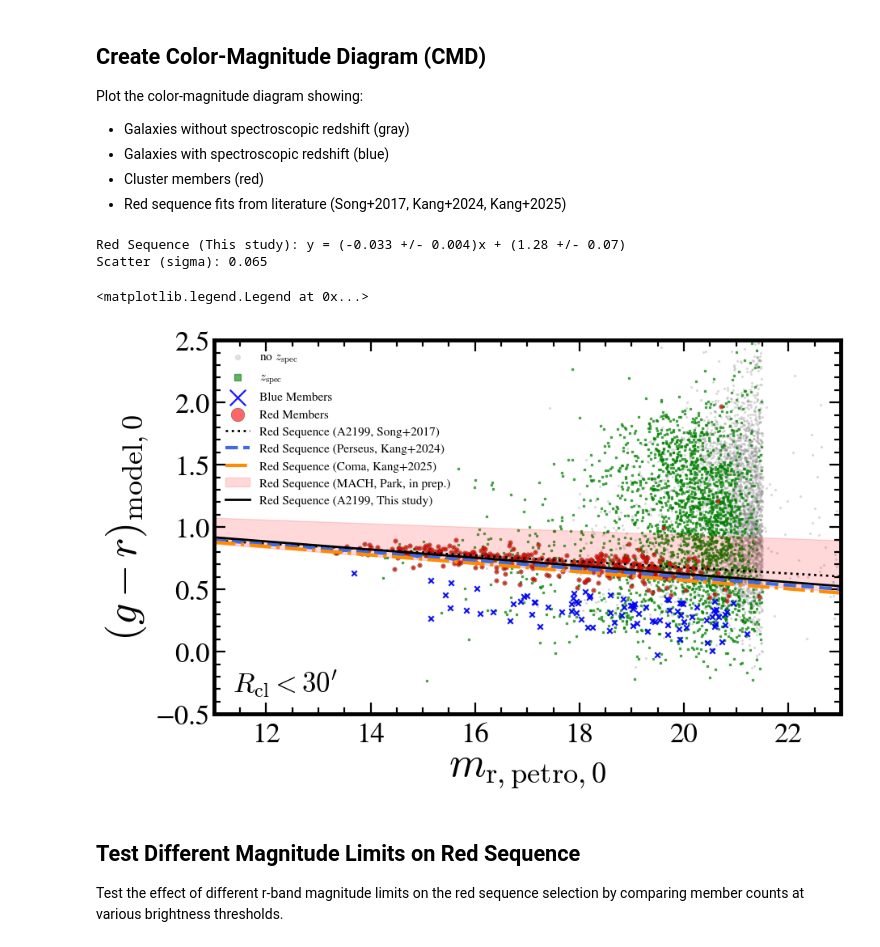
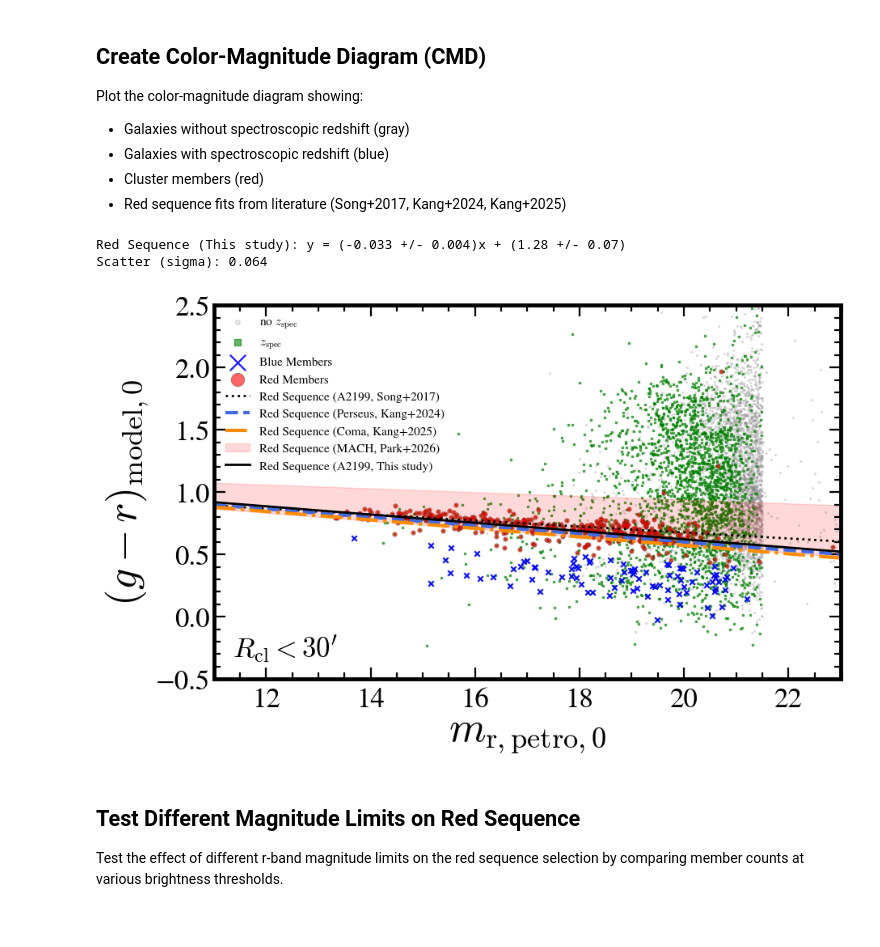
Before and after one commit to joey1170/Park2026a-A2199-LF, a Jupyter notebook: CODE/DATA_ANALYSIS/01_red_sequence_analysis.ipynb, the cells around one changed output. Saved outputs shown, nothing was run; the diff lists cells and outputs as text; code cells hidden in the pictures.

```diff
--- a/CODE/DATA_ANALYSIS/01_red_sequence_analysis.ipynb
+++ b/CODE/DATA_ANALYSIS/01_red_sequence_analysis.ipynb
@@ -190,37 +190,37 @@ slope_err_p = 0.0085
 intercept_err_p = 0.0113
 y_upper_p = (slope_p + slope_err_p) * x_vals + (intercept_p + intercept_err_p)
 y_lower_p = (slope_p - slope_err_p) * x_vals + (intercept_p - intercept_err_p)
-ax.fill_between(x_vals, y_lower_p, y_upper_p, color='red', alpha=0.15, label='Red Sequence (MACH, Park, in prep.)')
+ax.fill_between(x_vals, y_lower_p, y_upper_p, color='red', alpha=0.15, label='Red Sequence (MACH, Park+2026)')
 
 # 5.5 This Study (Black Solid + Shaded Error)
 y_vals_this = intercept + slope * x_vals
 # Calculate error bands for plotting
 y_upper_this = (slope + slope_err) * x_vals + (intercept + intercept_err)
 y_lower_this = (slope - slope_err) * x_vals + (intercept - intercept_err)
 
 # Plot line
 label_this = fr'Red Sequence (A2199, This study)'  # Simplified label for clarity
 ax.plot(x_vals, y_vals_this, color='black', linewidth=2.0, ls='-', label=label_this)
 # Plot error shading
 # ax.fill_between(x_vals, y_lower_this, y_upper_this, color='black', alpha=0.15)
 
 
 # --- 6. Plot Formatting ---
 ax.set_xlim(11, 23)
 ax.set_ylim(-0.5, 2.5)
 ax.set_xlabel(r'$m_\mathrm{r,petro, 0}$', fontsize=37.5)
 ax.set_ylabel(r'$(g - r)_\mathrm{model, 0}$', fontsize=37.5)
 ax.text(0.03, 0.06, r'$R_\mathrm{cl}<30^\prime$', fontsize=25, transform=ax.transAxes)
 ax.tick_params(which='both', direction='in', top=True, right=True)
 ax.minorticks_on()
 
 # Legend
 ax.legend(markerscale=3, loc='upper left', fontsize=11, frameon=False, ncol=1)
+plt.savefig('../../LATEX/figures/A2199_red_sequence.pdf', format='pdf', dpi=300, bbox_inches='tight')
 # %% [output]
 Red Sequence (This study): y = (-0.033 +/- 0.004)x + (1.28 +/- 0.07)
-Scatter (sigma): 0.065
+Scatter (sigma): 0.064
-<matplotlib.legend.Legend at 0x...>
-[figure, old version]
+[figure, new version]
 # %% [markdown]
 ## Test Different Magnitude Limits on Red Sequence
 
```
Also changed, not shown: 18 other files.
